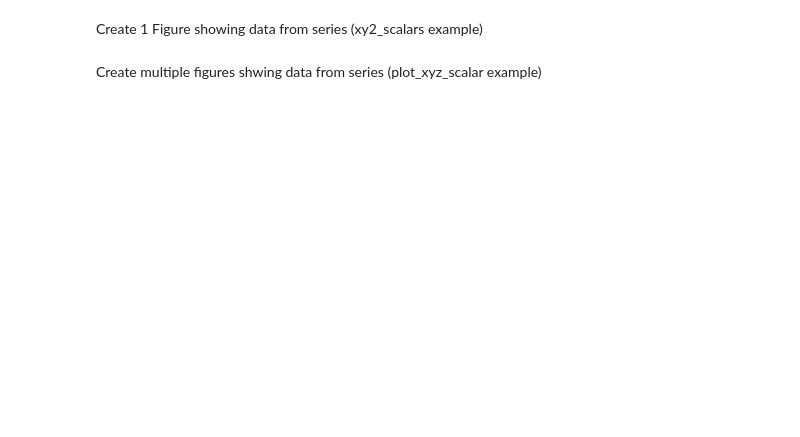
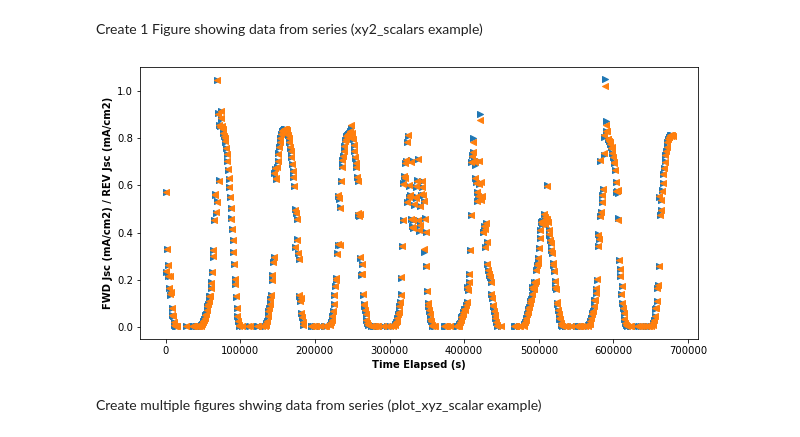
Before and after one commit to fenning-research-group/parasol, a Jupyter notebook: parasol/notebook/graphing_notebook.ipynb, the cells around one changed output. Cells and saved outputs as stored; diff of their text form; code cells hidden in the pictures; blank space fills up the shorter version.

```diff
--- a/parasol/notebook/graphing_notebook.ipynb
+++ b/parasol/notebook/graphing_notebook.ipynb
@@ -193,22 +149,22 @@ Create 1 Figure showing data from series (xy2_scalars example)
 # %%
 # Create Figure
 figure, axes = plt.subplots(1)
 
 # Cycle through each testfile
 for sublist in files_to_plot:
 
     # Cycle through each file
     for file in sublist:
 
         # Plot
         grapher.plot_xy2_scalars(
             paramfiles = [file],
             x = grapher.variable_dict[x_axis],
             ys = [grapher.variable_dict[y_axis], grapher.variable_dict[y2_axis]],
             ax = axes,
             )
-
-figure
+# %% [output]
+[figure, added]
 # %% [markdown]
 Create multiple figures shwing data from series (plot_xyz_scalar example)
 # %%
```
Also changed, not shown: parts of 6 cells of this notebook, 2 other files.
